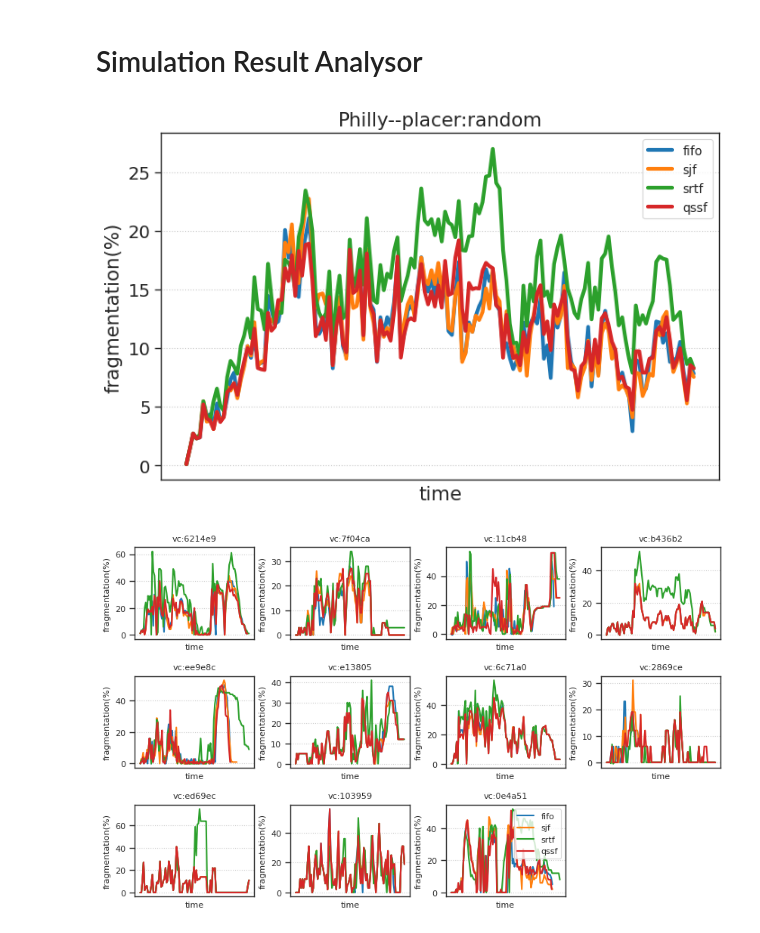
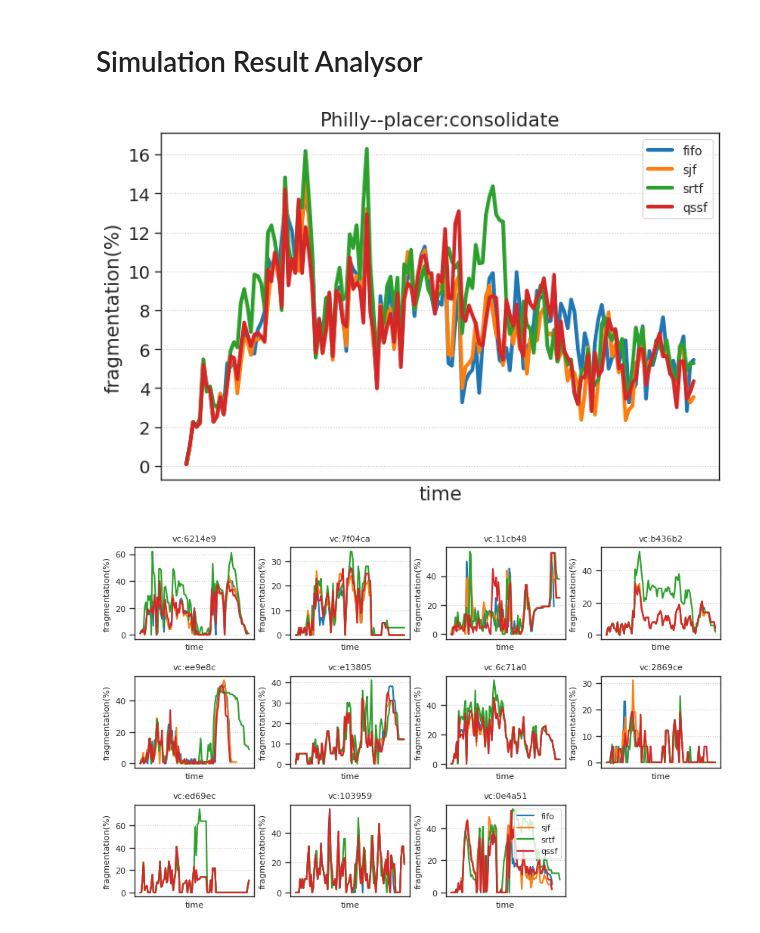
Before and after one commit to CUG-nhf/simulator, a Jupyter notebook: plot/result_plot.ipynb, the cells around one changed output. Saved outputs shown, nothing was run; the diff lists cells and outputs as text; code cells hidden in the pictures.

```diff
--- a/plot/result_plot.ipynb
+++ b/plot/result_plot.ipynb
@@ -16,60 +16,61 @@ fm._load_fontmanager()
 
 sns.set_style("ticks")
 font = {
-    "font.family": "sans-serif",
-    "font.size": 8,
+	"font.family": "sans-serif",
+	"font.size": 8,
 }
 plt.rcParams.update(font)
 
 # 设置字体
 paper_rc = {
-    "lines.linewidth": 3,
-    "lines.markersize": 10,
+	"lines.linewidth": 3,
+	"lines.markersize": 10,
 }
 sns.set_context("paper", font_scale=1.6, rc=paper_rc)
 current_palette = sns.color_palette()
 
 pd.set_option("display.max_columns", None)
 
+experiment_name = "Philly"
+placer = "consolidate"
+scheduler_ls = ['fifo', 'sjf', 'srtf', 'qssf']
 
-experiment_name = "Philly"
-log_dir = f"../../log/{experiment_name}"
-trace_dir = f'../data/Philly'
 
-scheduler_ls = ['fifo', 'sjf', 'srtf', 'qssf']
-placer = "random"
+log_dir = f"/data/nihaifeng/log/philly_{placer}/{experiment_name}"
+trace_dir = f'../data/{experiment_name}'
+
 # vc_list = ['6214e9']
 vc_list = list(pd.read_pickle(trace_dir+'/vc_dict_homo.pkl').keys())
 # %%
 from scipy.interpolate import make_interp_spline
 
-save = True
+save = False
 plt.figure(figsize=(8,5))
 
 for scheduler in scheduler_ls:
 	df = pd.read_csv(os.path.join(log_dir,f"all/{scheduler}_{placer}_all_seq.csv"))
 
 	x = df['time']
 	y = df['fragmentation_ration']*100
 	x_smooth = np.linspace(x.min(), x.max(), 150)  # 生成300个点
 	spl = make_interp_spline(x, y, k=3)  # Cubic interpolation (三次插值)
 	y_smooth = spl(x_smooth)
 
 	plt.plot(x_smooth, y_smooth, label=f"{scheduler}")
 
 plt.title(f'Philly--placer:{placer}')
 plt.xlabel('time')
 plt.xticks([])
 plt.ylabel('fragmentation(%)')
 plt.legend(loc='best', fontsize=10)
 plt.grid(linestyle=':')
 
 if save:
 	plt.savefig(f"/data/nihaifeng/philly_traces/figures/fragmentation_random.pdf", bbox_inches="tight", dpi=600)
 else:
 	plt.show()
 # %% [output]
-[figure, old version]
+[figure, new version]
 # %%
 from scipy.interpolate import make_interp_spline
 
```
Also changed, not shown: parts of 5 cells of this notebook, 5 other files.
